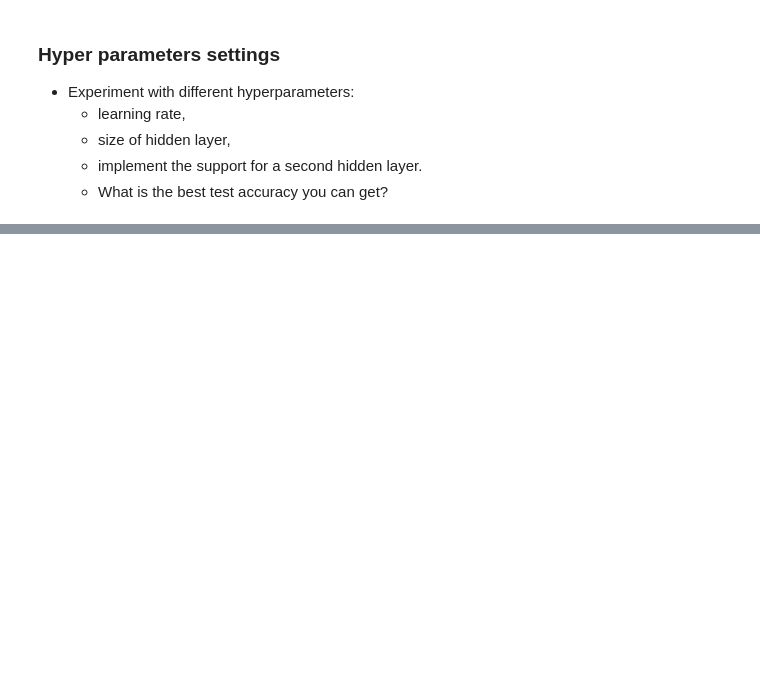
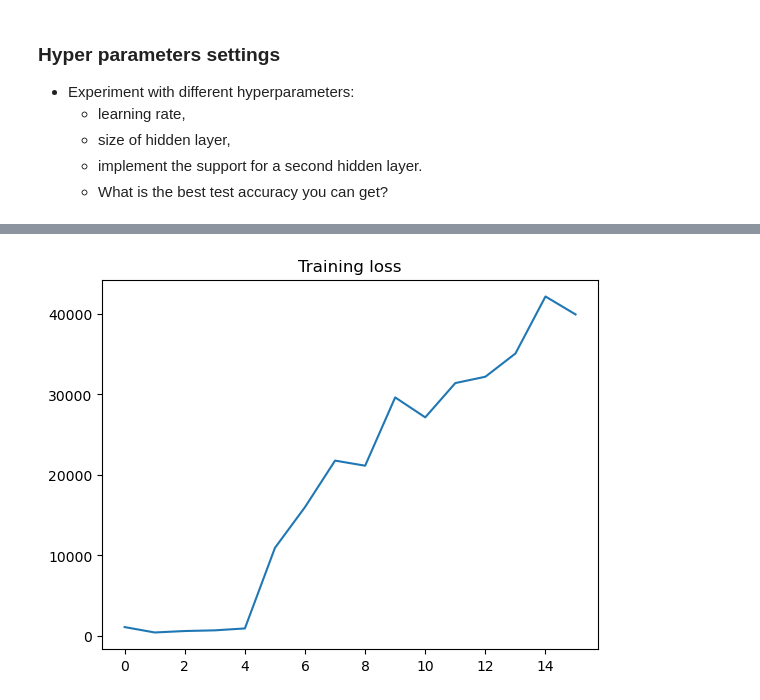
Before and after one commit to shahab-malik748/deep_learning, a Jupyter notebook: 01_materials/labs/lab_2.ipynb, the cells around one changed output, grey strips where cells are left out. Cells and saved outputs as stored; diff of their text form; code cells hidden in the pictures; blank space fills up the shorter version.

```diff
--- a/01_materials/labs/lab_2.ipynb
+++ b/01_materials/labs/lab_2.ipynb
@@ -520,0 +521,4 @@ plot_prediction(model, sample_idx=4)
+# %%
+# Your code here
+y_probs = model.forward(X_test)
+y_preds = np.argmax(y_probs, axis=1)
@@ -530,0 +638,20 @@ plot_prediction(model, sample_idx=4)
+# %%
+model = NeuralNet(input_size=64, hidden_size=64, output_size=10) #increased hidden size to 64
+# %%
+losses, accuracies, accuracies_test = [], [], []
+losses.append(model.loss(X_train, y_train))
+accuracies.append(model.accuracy(X_train, y_train))
+accuracies_test.append(model.accuracy(X_test, y_test))
+
+print("Random init: train loss: %0.5f, train acc: %0.3f, test acc: %0.3f"
+      % (losses[-1], accuracies[-1], accuracies_test[-1]))
+
+for epoch in range(15):
+    for i, (x, y) in enumerate(zip(X_train, y_train)):
+        model.train(x, y, 0.01) # increased learning rate to 0.01
+
+    losses.append(model.loss(X_train, y_train))
+    accuracies.append(model.accuracy(X_train, y_train))
+    accuracies_test.append(model.accuracy(X_test, y_test))
+    print("Epoch #%d, train loss: %0.5f, train acc: %0.3f, test acc: %0.3f"
+          % (epoch + 1, losses[-1], accuracies[-1], accuracies_test[-1]))
@@ -530,0 +675,5 @@ plot_prediction(model, sample_idx=4)
+# %%
+plt.plot(losses)
+plt.title("Training loss");
+# %% [output]
+[figure, added]
```
Also changed, not shown: parts of 16 cells of this notebook, 2 other files.
